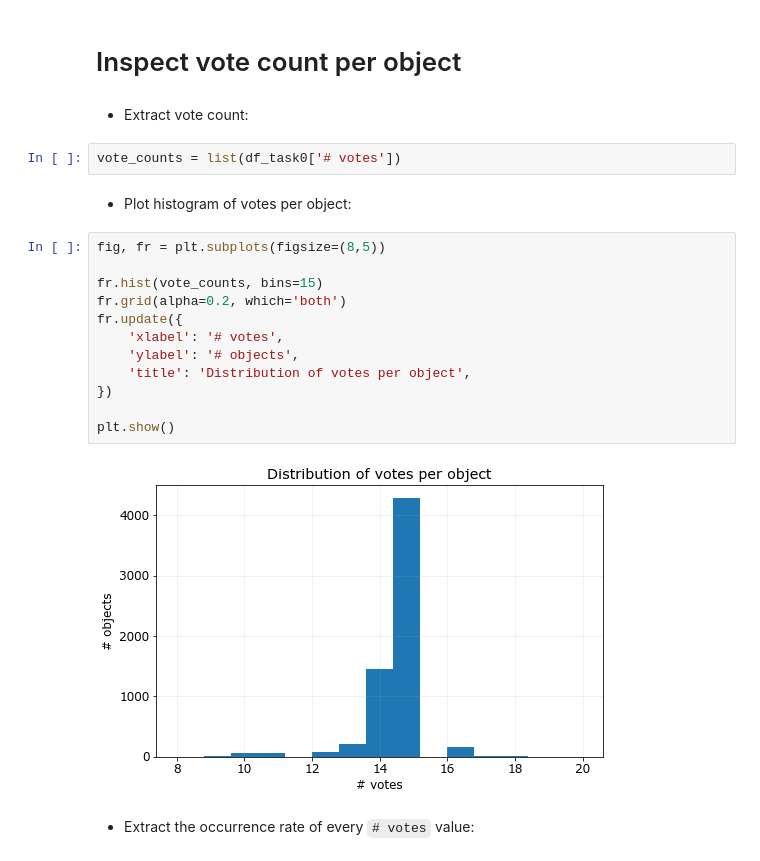
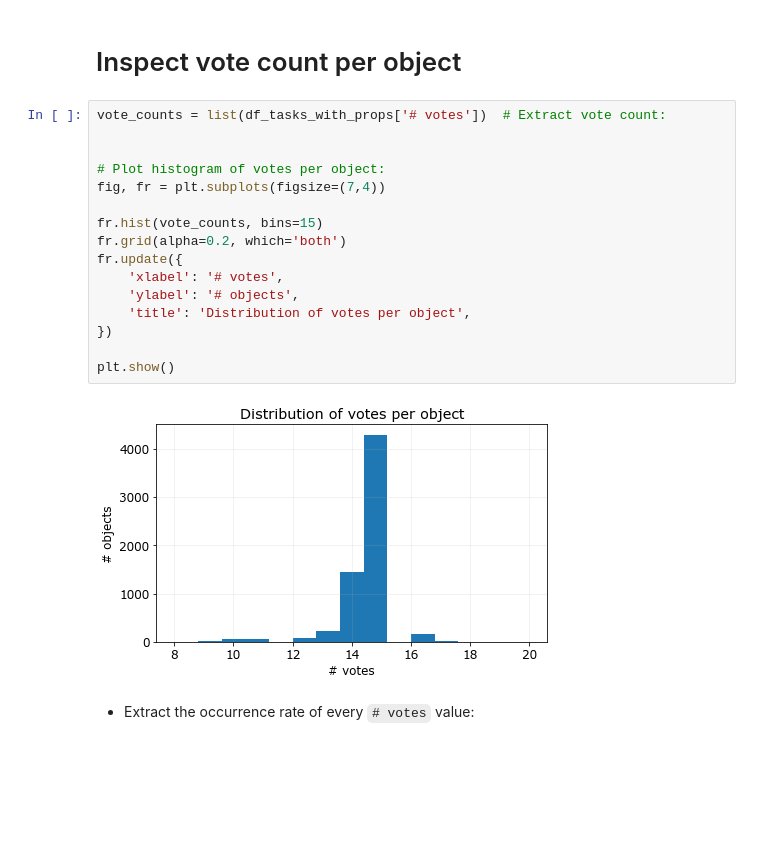
Before and after one commit to Seerden/SpaceFluff, a Jupyter notebook: analysis/classify workflow/sf_classify.ipynb, the cells around one changed output. Drawn from its saved outputs; the diff is of its cells as text; blank space fills up the shorter version.

Commit message:
Clean up sf_classify by removing task0, task1, tasks dataframes with df_tasks_with_props, since it's a superset of the three. Remove some less relevant plots and code cells

```diff
--- a/analysis/classify workflow/sf_classify.ipynb
+++ b/analysis/classify workflow/sf_classify.ipynb
@@ -118,26 +70,24 @@ groups = list(gr_by_name.groups)
 # gr_name.get_group(groups[1])
 # %% [markdown]
 # Inspect vote count per object
-# %% [markdown]
-- Extract vote count:
-# %%
-vote_counts = list(df_task0['# votes'])
-# %% [markdown]
-- Plot histogram of votes per object:
 # %%
-fig, fr = plt.subplots(figsize=(8,5))
+vote_counts = list(df_tasks_with_props['# votes'])  # Extract vote count:
+
+
+# Plot histogram of votes per object:
+fig, fr = plt.subplots(figsize=(7,4))
 
 fr.hist(vote_counts, bins=15)
 fr.grid(alpha=0.2, which='both')
 fr.update({
     'xlabel': '# votes',
     'ylabel': '# objects',
     'title': 'Distribution of votes per object',
 })
 
 plt.show()
 # %% [output]
-[figure, old version]
+[figure, new version]
 # %% [markdown]
 - Extract the occurrence rate of every `# votes` value:
 # %%
```
Also changed, not shown: parts of 28 cells of this notebook, 4 other files.
